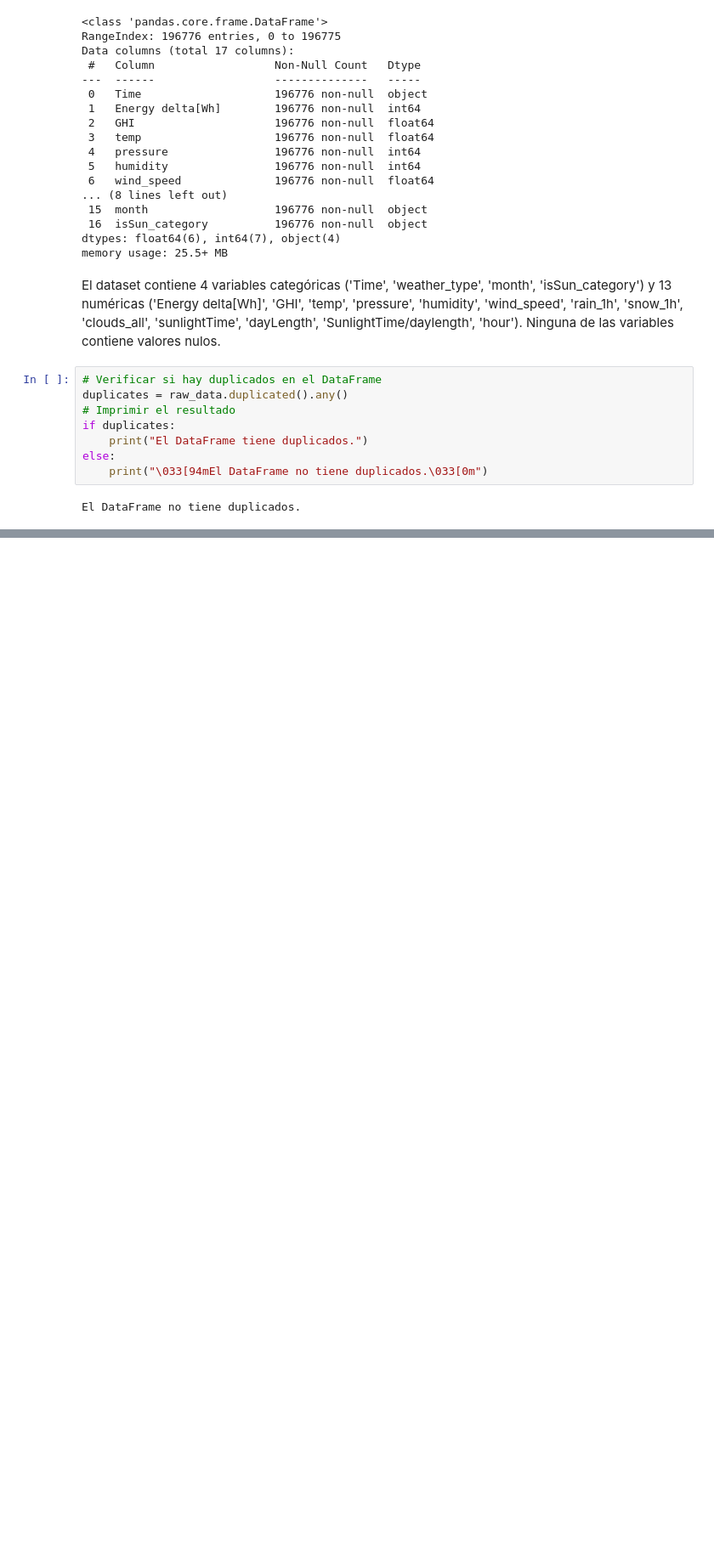
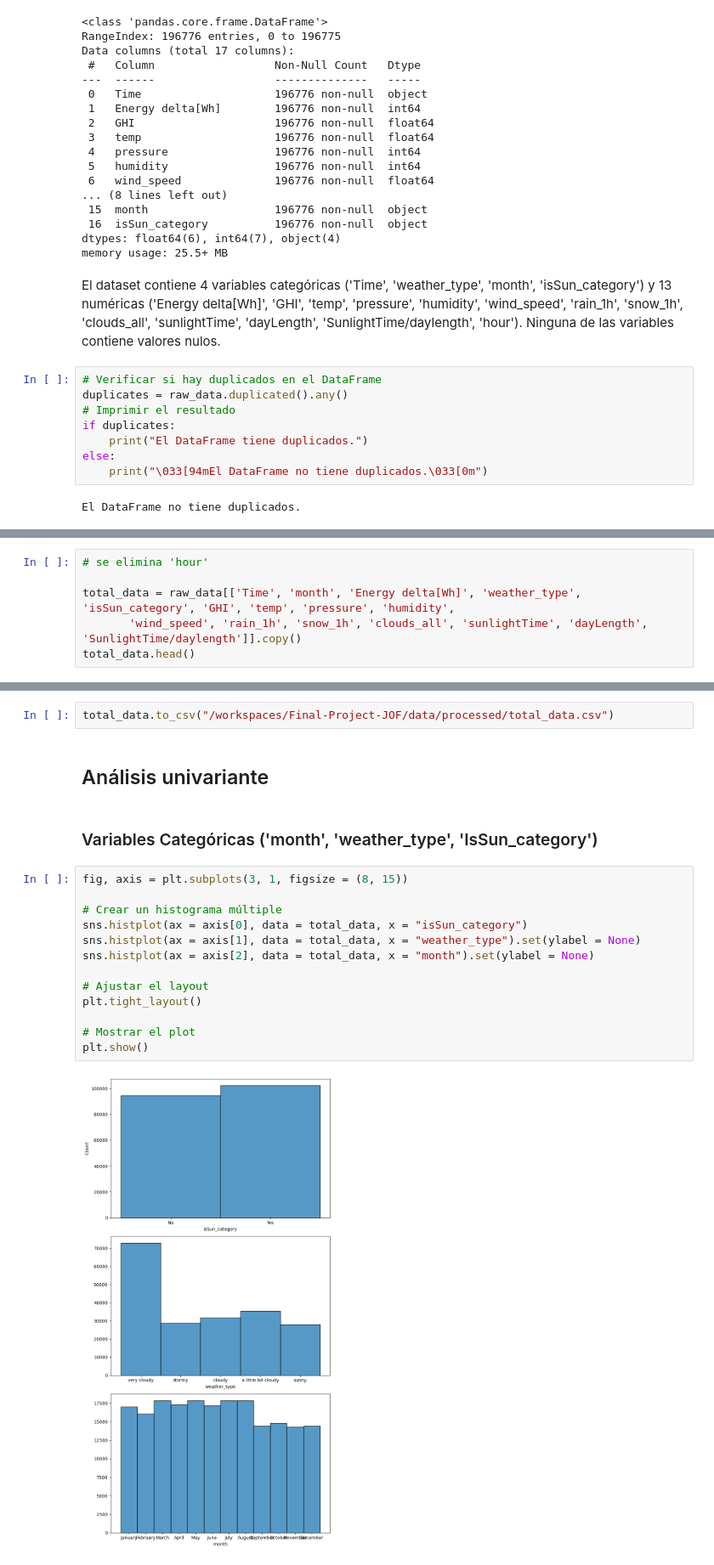
Before and after one commit to 4GeeksAcademy/Final-Project-JOF, a Jupyter notebook: src/explore.ipynb, the cells around one changed output, grey strips where cells are left out. Shown: that part at 85% size. Cells and saved outputs as stored; diff of their text form; blank space fills up the shorter version.

Commit message:
eda hasta univariante

```diff
--- a/src/explore.ipynb
+++ b/src/explore.ipynb
@@ -417,0 +445,6 @@ El DataFrame no tiene duplicados.
+# %%
+# se elimina 'hour'
+
+total_data = raw_data[['Time', 'month', 'Energy delta[Wh]', 'weather_type', 'isSun_category', 'GHI', 'temp', 'pressure', 'humidity',
+       'wind_speed', 'rain_1h', 'snow_1h', 'clouds_all', 'sunlightTime', 'dayLength', 'SunlightTime/daylength']].copy()
+total_data.head()
@@ -417,0 +458,21 @@ El DataFrame no tiene duplicados.
+# %%
+total_data.to_csv("/workspaces/Final-Project-JOF/data/processed/total_data.csv")
+# %% [markdown]
+## Análisis univariante
+# %% [markdown]
+### Variables Categóricas ('month', 'weather_type', 'IsSun_category')
+# %%
+fig, axis = plt.subplots(3, 1, figsize = (8, 15))
+
+# Crear un histograma múltiple
+sns.histplot(ax = axis[0], data = total_data, x = "isSun_category")
+sns.histplot(ax = axis[1], data = total_data, x = "weather_type").set(ylabel = None)
+sns.histplot(ax = axis[2], data = total_data, x = "month").set(ylabel = None)
+
+# Ajustar el layout
+plt.tight_layout()
+
+# Mostrar el plot
+plt.show()
+# %% [output]
+[figure, added]
```
Also changed, not shown: parts of 16 cells of this notebook, 2 other files.
